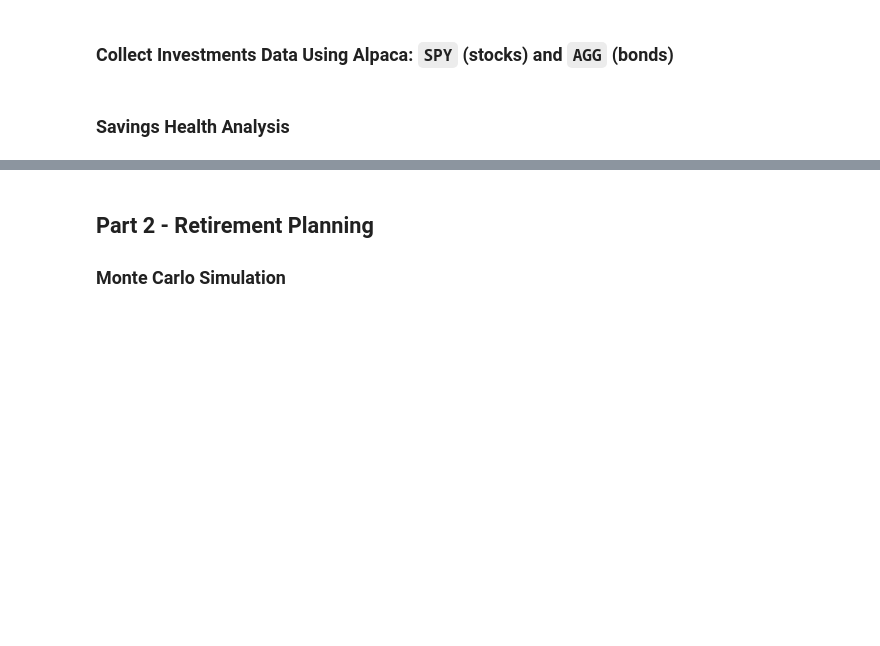
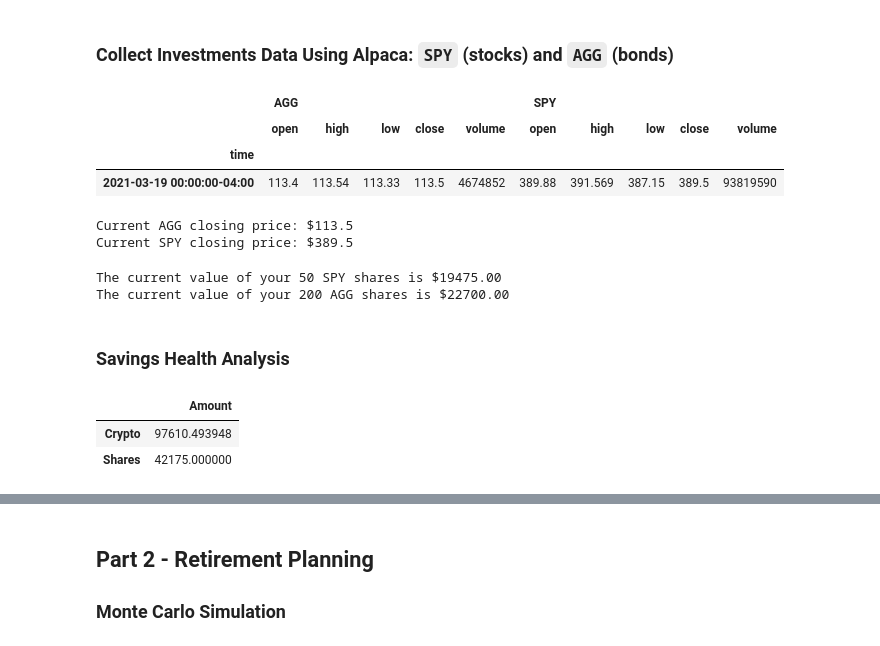
Before and after one commit to Jude-Y/API, a Jupyter notebook: financial-planner.ipynb, the cells around one changed output, grey strips where cells are left out. Cells and saved outputs as stored; diff of their text form; code cells hidden in the pictures; blank space fills up the shorter version.

```diff
--- a/financial-planner.ipynb
+++ b/financial-planner.ipynb
@@ -69,31 +74,37 @@ alpaca_secret_key = os.getenv("ALPACA_SECRET_KEY")
 alpaca = tradeapi.REST(
     alpaca_api_key,
     alpaca_secret_key,
+    base_url = "https://paper-api.alpaca.markets",
     api_version = "v2")
 # %%
 # Format current date as ISO format
 
-today = pd.Timestamp("2021-03-16", tz="America/New_York").isoformat()
+today = pd.Timestamp('2021-03-19', tz = 'America/New_York').isoformat()
 
 # Set the tickers
 
 tickers = ["AGG", "SPY"]
 
 # Set timeframe to '1D' for Alpaca API
 
 timeframe = "1D"
 
 # Get current closing prices for SPY and AGG
 
 df_shares = alpaca.get_barset(
     tickers,
     timeframe,
     start = today,
     end = today).df
 
 # Preview DataFrame
 
 df_shares
+# %% [output]
+|  | AGG |  |  |  |  | SPY |  |  |  |  |
+|  | open | high | low | close | volume | open | high | low | close | volume |
+| time |  |  |  |  |  |  |  |  |  |  |
+| 2021-03-19 00:00:00-04:00 | 113.4 | 113.54 | 113.33 | 113.5 | 4674852 | 389.88 | 391.569 | 387.15 | 389.5 | 93819590 |
 # %%
 # Pick AGG and SPY close prices
 
@@ -104,6 +115,9 @@ spy_close_price = float(df_shares['SPY']["close"])
 
 print(f"Current AGG closing price: ${agg_close_price}")
 print(f"Current SPY closing price: ${spy_close_price}")
+# %% [output]
+Current AGG closing price: $113.5
+Current SPY closing price: $389.5
 # %%
 # Compute the current value of shares
 
@@ -114,6 +128,9 @@ my_spy_value = my_spy * spy_close_price
 
 print(f"The current value of your {my_spy} SPY shares is ${my_spy_value:0.2f}")
 print(f"The current value of your {my_agg} AGG shares is ${my_agg_value:0.2f}")
+# %% [output]
+The current value of your 50 SPY shares is $19475.00
+The current value of your 200 AGG shares is $22700.00
 # %% [markdown]
 ### Savings Health Analysis
 # %%
@@ -130,6 +147,10 @@ savings_data = {'Amount':[total_crypto, total_shares]}
 
 df_savings = pd.DataFrame(savings_data, index = ['Crypto','Shares'])
 df_savings
+# %% [output]
+|  | Amount |
+| Crypto | 97610.493948 |
+| Shares | 42175.000000 |
 # %%
 # Plot savings pie chart
 
```
Also changed, not shown: parts of 23 cells of this notebook, 1 other file.
